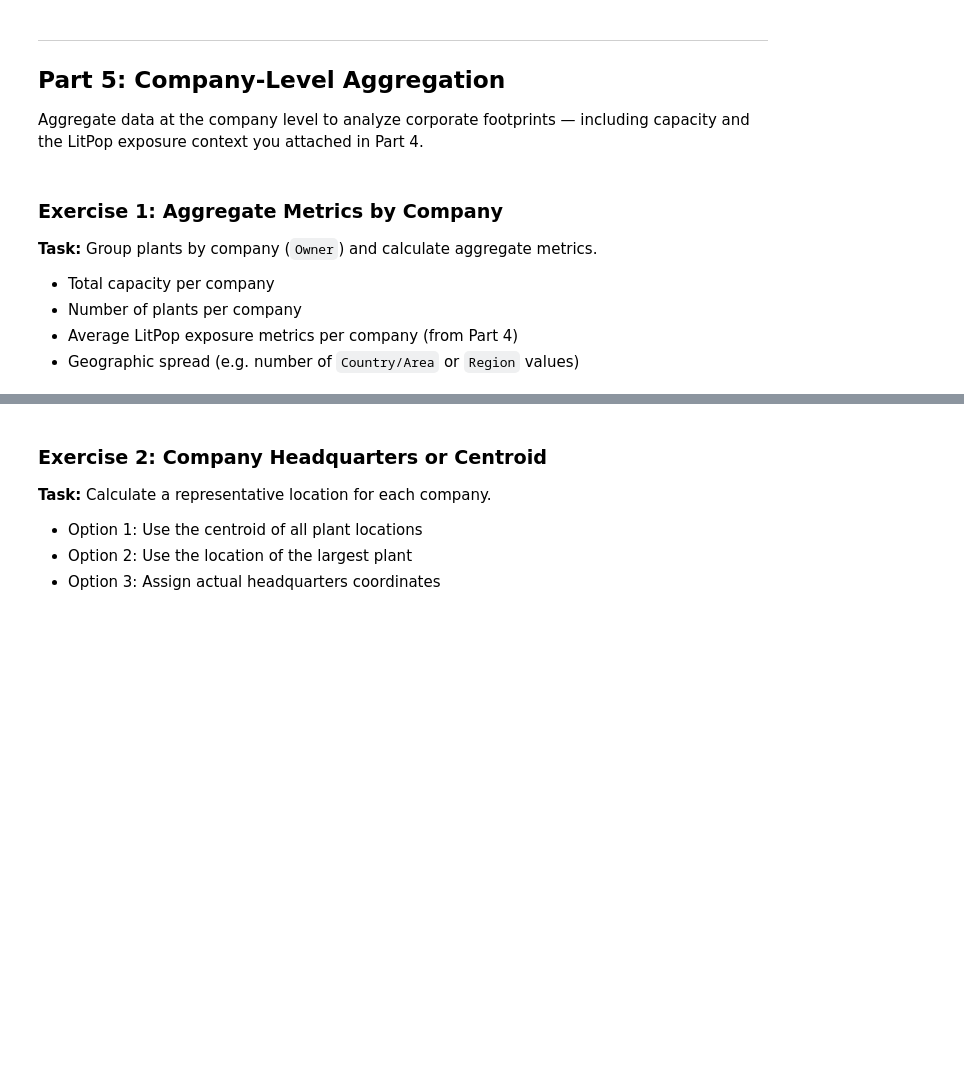
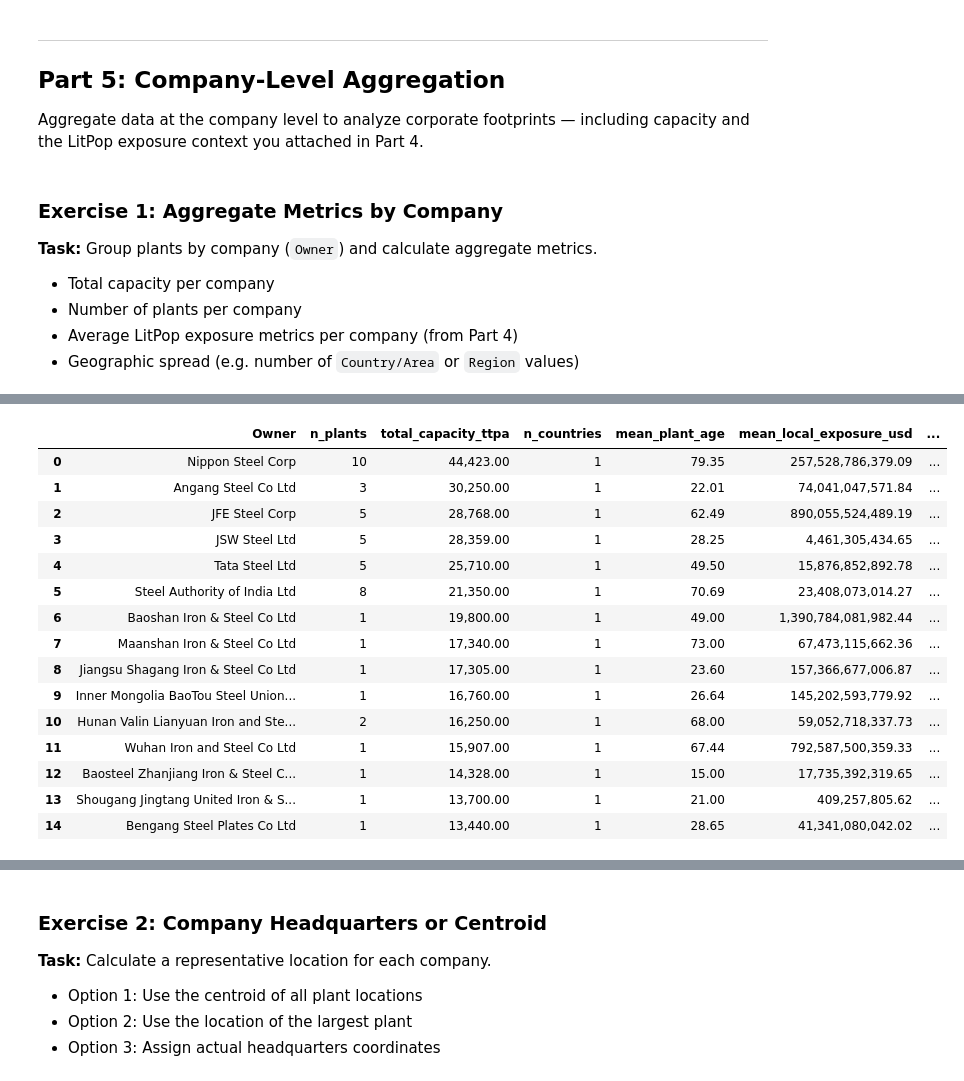
Before and after one commit to Jawadmallat/aidams-lab1-bennjima-gueddas-mallat-sanver-tanaci, a Jupyter notebook: lab_1.ipynb, the cells around one changed output, grey strips where cells are left out. Saved outputs shown, nothing was run; the diff lists cells and outputs as text; code cells hidden in the pictures; blank space fills up the shorter version.

```diff
--- a/lab_1.ipynb
+++ b/lab_1.ipynb
@@ -104,0 +203,11 @@ Answer the following questions through your analysis:
+# %%
+# Display column information and data types
+print("Columns in 'Plant data':")
+for i, col in enumerate(plants_raw.columns, start=1):
+    print(f"  {i:2d}. {col}  ->  {plants_raw[col].dtype}")
+
+print("\nColumns in 'Plant capacities and status':")
+for i, col in enumerate(capacities_raw.columns, start=1):
+    print(f"  {i:2d}. {col}  ->  {capacities_raw[col].dtype}")
+
+plants_raw.info()
@@ -225,0 +1338,60 @@ Aggregate data at the company level to analyze corporate footprints — includin
+# %%
+# Group by company and aggregate
+#
+# Scope note: company aggregates are computed on the LitPop-covered subset
+# (CHN / IND / JPN), so every exposure average is backed by real data rather
+# than a partially-empty column.
+
+companies = (
+    plants_merged.groupby("Owner")
+    .agg(
+        n_plants=("GEM plant ID", "size"),
+        total_capacity_ttpa=("capacity_ttpa", "sum"),
+        mean_capacity_ttpa=("capacity_ttpa", "mean"),
+        max_capacity_ttpa=("capacity_ttpa", "max"),
+        n_countries=("Country/area", "nunique"),
+        n_regions=("Region", "nunique"),
+        mean_plant_age=("Plant age (years)", "mean"),
+        mean_nearest_exposure_usd=(EXPOSURE_NEAREST, "mean"),
+        mean_local_exposure_usd=(EXPOSURE_LOCAL, "mean"),
+        max_local_exposure_usd=(EXPOSURE_LOCAL, "max"),
+    )
+    .reset_index()
+)
+
+# Capacity-weighted exposure: a company's risk profile should be driven by where
+# its BIG plants are, not by an unweighted average over sites of any size.
+weighted = (
+    plants_merged.dropna(subset=["capacity_ttpa"])
+    .groupby("Owner")
+    .apply(lambda g: np.average(g[EXPOSURE_LOCAL], weights=g["capacity_ttpa"])
+           if g["capacity_ttpa"].sum() > 0 else np.nan,
+           include_groups=False)
+    .rename("capacity_weighted_exposure_usd")
+    .reset_index()
+)
+companies = companies.merge(weighted, on="Owner", how="left")
+companies["countries"] = (
+    plants_merged.groupby("Owner")["Country/area"]
+    .agg(lambda s: ", ".join(sorted(s.unique()))).values
+)
+companies = companies.sort_values("total_capacity_ttpa", ascending=False).reset_index(drop=True)
+
+print(f"Companies (owners) in the covered subset: {len(companies):,}")
+print(f"  multi-plant companies : {(companies['n_plants'] > 1).sum():,}")
+print(f"  multi-country companies: {(companies['n_countries'] > 1).sum():,}\n")
+print("Top 15 companies by total operating capacity:")
+display(companies.head(15)[[
+    "Owner", "n_plants", "total_capacity_ttpa", "n_countries",
+    "mean_plant_age", "mean_local_exposure_usd", "capacity_weighted_exposure_usd",
+]])
+
+_top_company = companies.iloc[0]
+display(Markdown(f"""
+> ### 🏭 Company-level aggregation
+> - **{len(companies):,} companies** (owners) in the LitPop-covered subset.
+> - **{(companies['n_plants'] > 1).sum():,}** are multi-plant, **{(companies['n_countries'] > 1).sum():,}** multi-country.
+> - Largest company by total capacity: **{_top_company['Owner']}** with
+>   **{_top_company['total_capacity_ttpa']:,.0f} ttpa** across **{_top_company['n_plants']:,} plants**.
+""".strip()))
+# %% [output]
@@ -225,0 +1403,16 @@ Aggregate data at the company level to analyze corporate footprints — includin
+|  | Owner | n_plants | total_capacity_ttpa | n_countries | mean_plant_age | mean_local_exposure_usd | ... |
+| 0 | Nippon Steel Corp | 10 | 44,423.00 | 1 | 79.35 | 257,528,786,379.09 | ... |
+| 1 | Angang Steel Co Ltd | 3 | 30,250.00 | 1 | 22.01 | 74,041,047,571.84 | ... |
+| 2 | JFE Steel Corp | 5 | 28,768.00 | 1 | 62.49 | 890,055,524,489.19 | ... |
+| 3 | JSW Steel Ltd | 5 | 28,359.00 | 1 | 28.25 | 4,461,305,434.65 | ... |
+| 4 | Tata Steel Ltd | 5 | 25,710.00 | 1 | 49.50 | 15,876,852,892.78 | ... |
+| 5 | Steel Authority of India Ltd | 8 | 21,350.00 | 1 | 70.69 | 23,408,073,014.27 | ... |
+| 6 | Baoshan Iron & Steel Co Ltd | 1 | 19,800.00 | 1 | 49.00 | 1,390,784,081,982.44 | ... |
+| 7 | Maanshan Iron & Steel Co Ltd | 1 | 17,340.00 | 1 | 73.00 | 67,473,115,662.36 | ... |
+| 8 | Jiangsu Shagang Iron & Steel Co Ltd | 1 | 17,305.00 | 1 | 23.60 | 157,366,677,006.87 | ... |
+| 9 | Inner Mongolia BaoTou Steel Union... | 1 | 16,760.00 | 1 | 26.64 | 145,202,593,779.92 | ... |
+| 10 | Hunan Valin Lianyuan Iron and Ste... | 2 | 16,250.00 | 1 | 68.00 | 59,052,718,337.73 | ... |
+| 11 | Wuhan Iron and Steel Co Ltd | 1 | 15,907.00 | 1 | 67.44 | 792,587,500,359.33 | ... |
+| 12 | Baosteel Zhanjiang Iron & Steel C... | 1 | 14,328.00 | 1 | 15.00 | 17,735,392,319.65 | ... |
+| 13 | Shougang Jingtang United Iron & S... | 1 | 13,700.00 | 1 | 21.00 | 409,257,805.62 | ... |
+| 14 | Bengang Steel Plates Co Ltd | 1 | 13,440.00 | 1 | 28.65 | 41,341,080,042.02 | ... |
```
Also changed, not shown: parts of 47 cells of this notebook, 14 other files.
